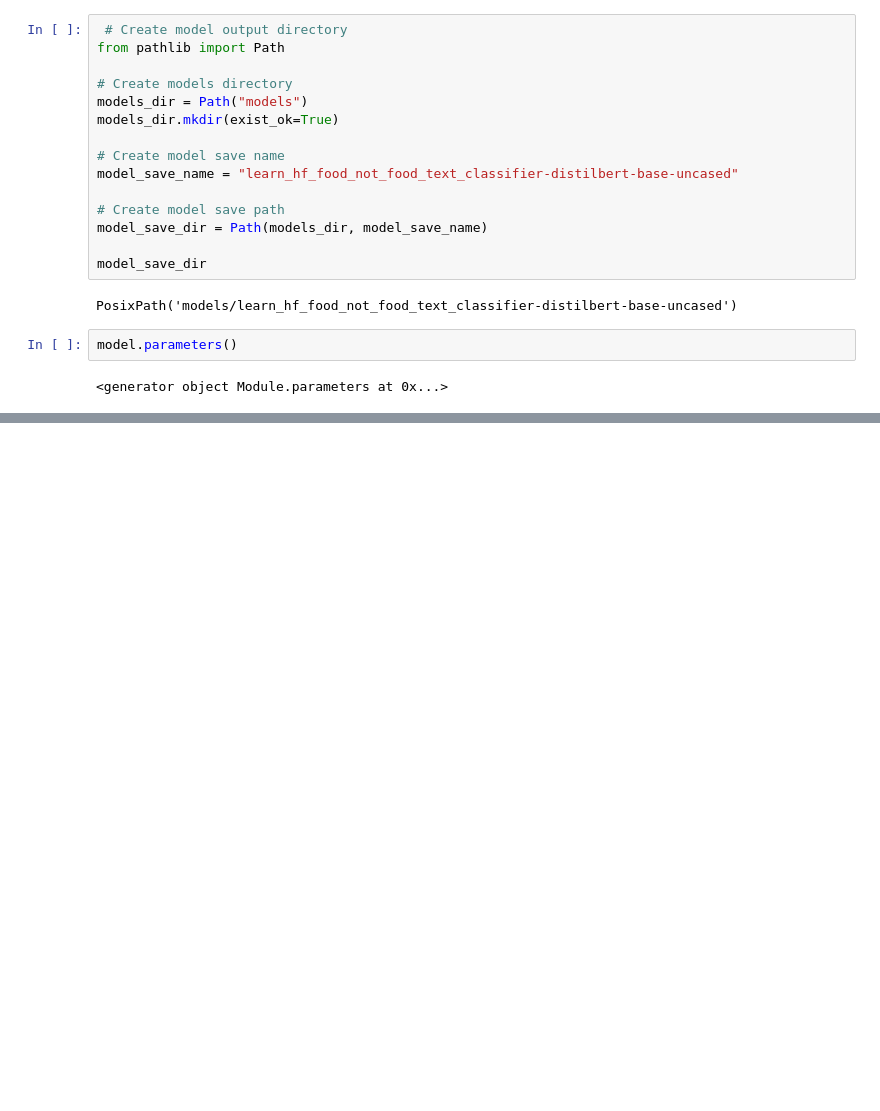
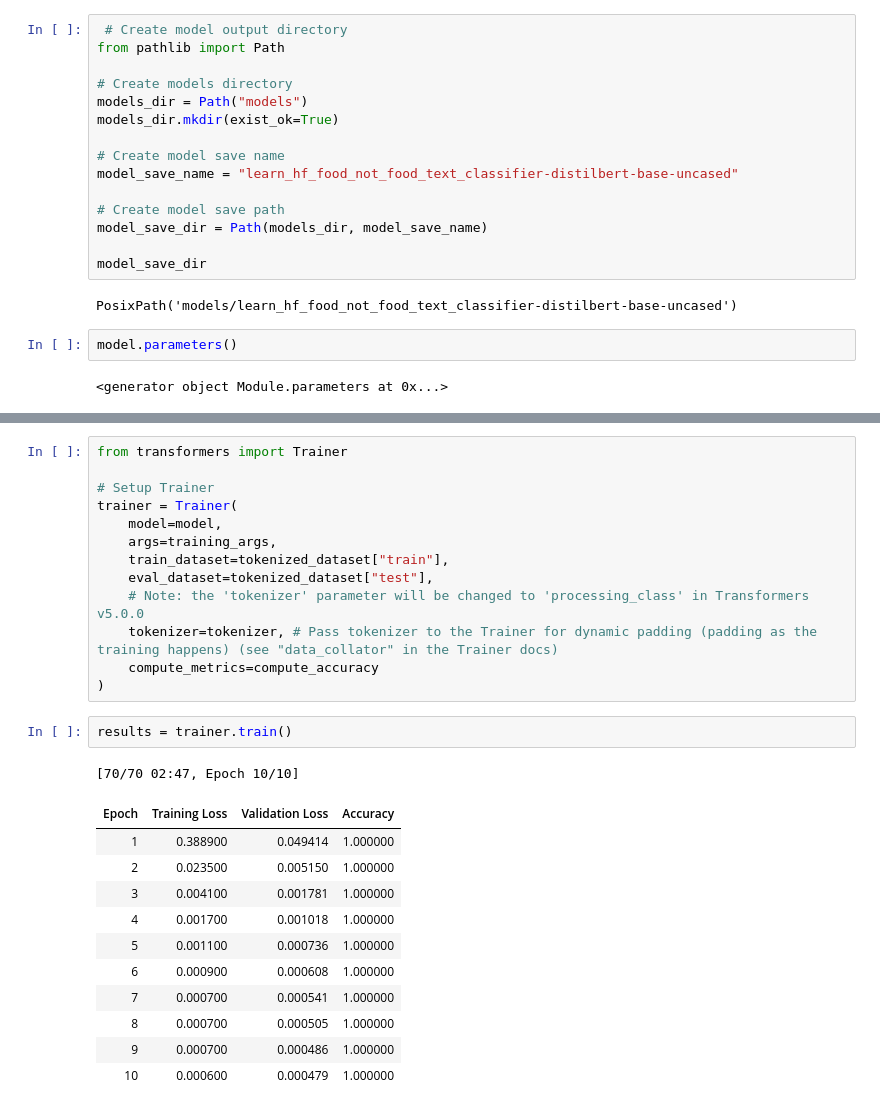
Before and after one commit to dthunn/ml_basics, a Jupyter notebook: huggingface/hf_text_classification.ipynb, the cells around one changed output, grey strips where cells are left out. Cells and saved outputs as stored; diff of their text form; blank space fills up the shorter version.

```diff
--- a/huggingface/hf_text_classification.ipynb
+++ b/huggingface/hf_text_classification.ipynb
@@ -431,0 +432,28 @@ training_args = TrainingArguments(
+# %%
+from transformers import Trainer
+
+# Setup Trainer
+trainer = Trainer(
+    model=model,
+    args=training_args,
+    train_dataset=tokenized_dataset["train"],
+    eval_dataset=tokenized_dataset["test"],
+    # Note: the 'tokenizer' parameter will be changed to 'processing_class' in Transformers v5.0.0
+    tokenizer=tokenizer, # Pass tokenizer to the Trainer for dynamic padding (padding as the training happens) (see "data_collator" in the Trainer docs)
+    compute_metrics=compute_accuracy
+)
+# %%
+results = trainer.train()
+# %% [output]
+[70/70 02:47, Epoch 10/10]
+| Epoch | Training Loss | Validation Loss | Accuracy |
+| 1 | 0.388900 | 0.049414 | 1.000000 |
+| 2 | 0.023500 | 0.005150 | 1.000000 |
+| 3 | 0.004100 | 0.001781 | 1.000000 |
+| 4 | 0.001700 | 0.001018 | 1.000000 |
+| 5 | 0.001100 | 0.000736 | 1.000000 |
+| 6 | 0.000900 | 0.000608 | 1.000000 |
+| 7 | 0.000700 | 0.000541 | 1.000000 |
+| 8 | 0.000700 | 0.000505 | 1.000000 |
+| 9 | 0.000700 | 0.000486 | 1.000000 |
+| 10 | 0.000600 | 0.000479 | 1.000000 |
```
Also changed, not shown: parts of 8 cells of this notebook, 5 other files.
